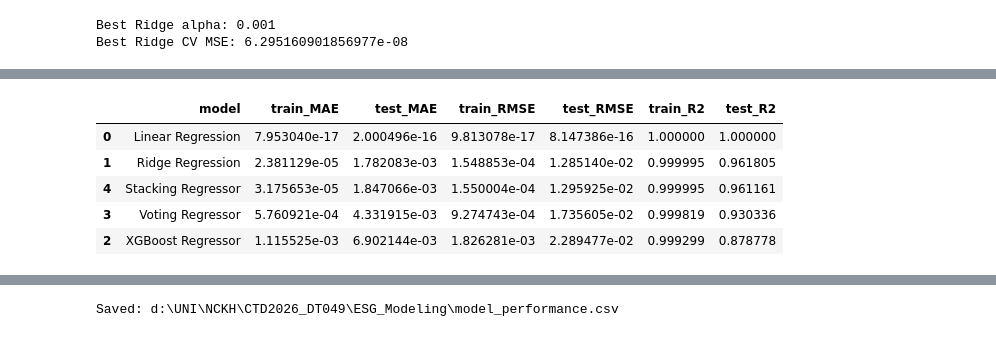
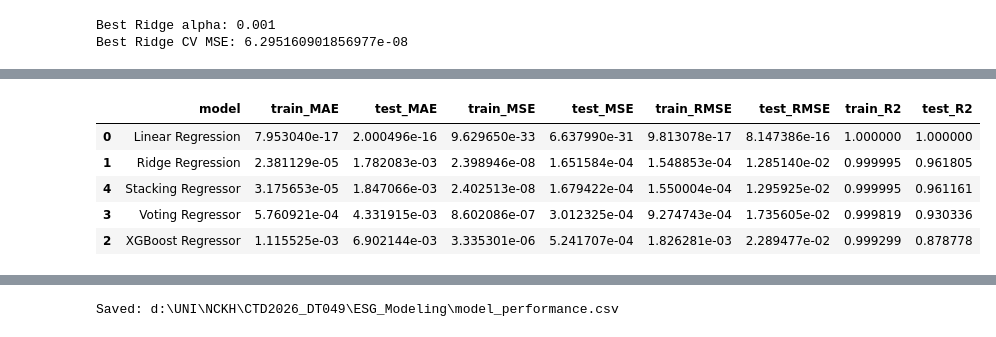
Before and after one commit to NguynnThah/CTD2026_DT049, a Jupyter notebook: notebooks/06_seller_esg_modeling.ipynb, the cells around one changed output, grey strips where cells are left out. Cells and saved outputs as stored; diff of their text form; code cells hidden in the pictures.

```diff
--- a/notebooks/06_seller_esg_modeling.ipynb
+++ b/notebooks/06_seller_esg_modeling.ipynb
@@ -958,8 +1018,14 @@ xgboost_estimator = XGBRegressor(
 
 voting_estimator = VotingRegressor(
     estimators=[
-        ("ridge", ridge_estimator),
-        ("xgboost", xgboost_estimator),
+        (
+            "ridge",
+            Ridge(alpha=best_ridge_alpha),
+        ),
+        (
+            "xgboost",
+            xgboost_estimator,
+        ),
     ],
     weights=[1, 1],
     n_jobs=-1,
@@ -971,8 +1037,14 @@ voting_estimator = VotingRegressor(
 
 stacking_estimator = StackingRegressor(
     estimators=[
-        ("ridge", ridge_estimator),
-        ("xgboost", xgboost_estimator),
+        (
+            "ridge",
+            Ridge(alpha=best_ridge_alpha),
+        ),
+        (
+            "xgboost",
+            xgboost_estimator,
+        ),
     ],
     final_estimator=Ridge(
         alpha=best_ridge_alpha
@@ -996,18 +1068,7 @@ models = {
         ]
     ),
 
-    "Ridge Regression": Pipeline(
-        steps=[
-            (
-                "imputer",
-                SimpleImputer(strategy="median"),
-            ),
-            (
-                "model",
-                Ridge(alpha=best_ridge_alpha),
-            ),
-        ]
-    ),
+    "Ridge Regression": best_ridge_model,
 
     "XGBoost Regressor": Pipeline(
         steps=[
@@ -1068,6 +1172,14 @@ def evaluate_regression(
             train_predictions,
         ),
         "test_MAE": mean_absolute_error(
+            y_test,
+            test_predictions,
+        ),
+        "train_MSE": mean_squared_error(
+            y_train,
+            train_predictions,
+        ),
+        "test_MSE": mean_squared_error(
             y_test,
             test_predictions,
         ),
@@ -1097,40 +1209,40 @@ def evaluate_regression(
 # %%
 performance_records = []
 trained_models = {}
 
 for model_name, model in models.items():
     fitted_model, metrics = evaluate_regression(
         model=model,
         X_train=X_train,
         X_test=X_test,
         y_train=y_train,
         y_test=y_test,
     )
 
     trained_models[model_name] = fitted_model
 
     performance_records.append(
         {
             "model": model_name,
             **metrics,
         }
     )
 
 model_performance_df = pd.DataFrame(
     performance_records
 ).sort_values(
-    "test_RMSE",
+    "test_MSE",
     ascending=True,
 )
 
 display(model_performance_df)
 # %% [output]
-|  | model | train_MAE | test_MAE | train_RMSE | test_RMSE | train_R2 | test_R2 |
-| 0 | Linear Regression | 7.953040e-17 | 2.000496e-16 | 9.813078e-17 | 8.147386e-16 | 1.000000 | 1.000000 |
-| 1 | Ridge Regression | 2.381129e-05 | 1.782083e-03 | 1.548853e-04 | 1.285140e-02 | 0.999995 | 0.961805 |
-| 4 | Stacking Regressor | 3.175653e-05 | 1.847066e-03 | 1.550004e-04 | 1.295925e-02 | 0.999995 | 0.961161 |
-| 3 | Voting Regressor | 5.760921e-04 | 4.331915e-03 | 9.274743e-04 | 1.735605e-02 | 0.999819 | 0.930336 |
-| 2 | XGBoost Regressor | 1.115525e-03 | 6.902144e-03 | 1.826281e-03 | 2.289477e-02 | 0.999299 | 0.878778 |
+|  | model | train_MAE | test_MAE | train_MSE | test_MSE | train_RMSE | test_RMSE | train_R2 | test_R2 |
+| 0 | Linear Regression | 7.953040e-17 | 2.000496e-16 | 9.629650e-33 | 6.637990e-31 | 9.813078e-17 | 8.147386e-16 | 1.000000 | 1.000000 |
+| 1 | Ridge Regression | 2.381129e-05 | 1.782083e-03 | 2.398946e-08 | 1.651584e-04 | 1.548853e-04 | 1.285140e-02 | 0.999995 | 0.961805 |
+| 4 | Stacking Regressor | 3.175653e-05 | 1.847066e-03 | 2.402513e-08 | 1.679422e-04 | 1.550004e-04 | 1.295925e-02 | 0.999995 | 0.961161 |
+| 3 | Voting Regressor | 5.760921e-04 | 4.331915e-03 | 8.602086e-07 | 3.012325e-04 | 9.274743e-04 | 1.735605e-02 | 0.999819 | 0.930336 |
+| 2 | XGBoost Regressor | 1.115525e-03 | 6.902144e-03 | 3.335301e-06 | 5.241707e-04 | 1.826281e-03 | 2.289477e-02 | 0.999299 | 0.878778 |
 # %%
 n_splits = min(5, len(X))
 
```
Also changed, not shown: parts of 7 cells of this notebook, 3 other files.
